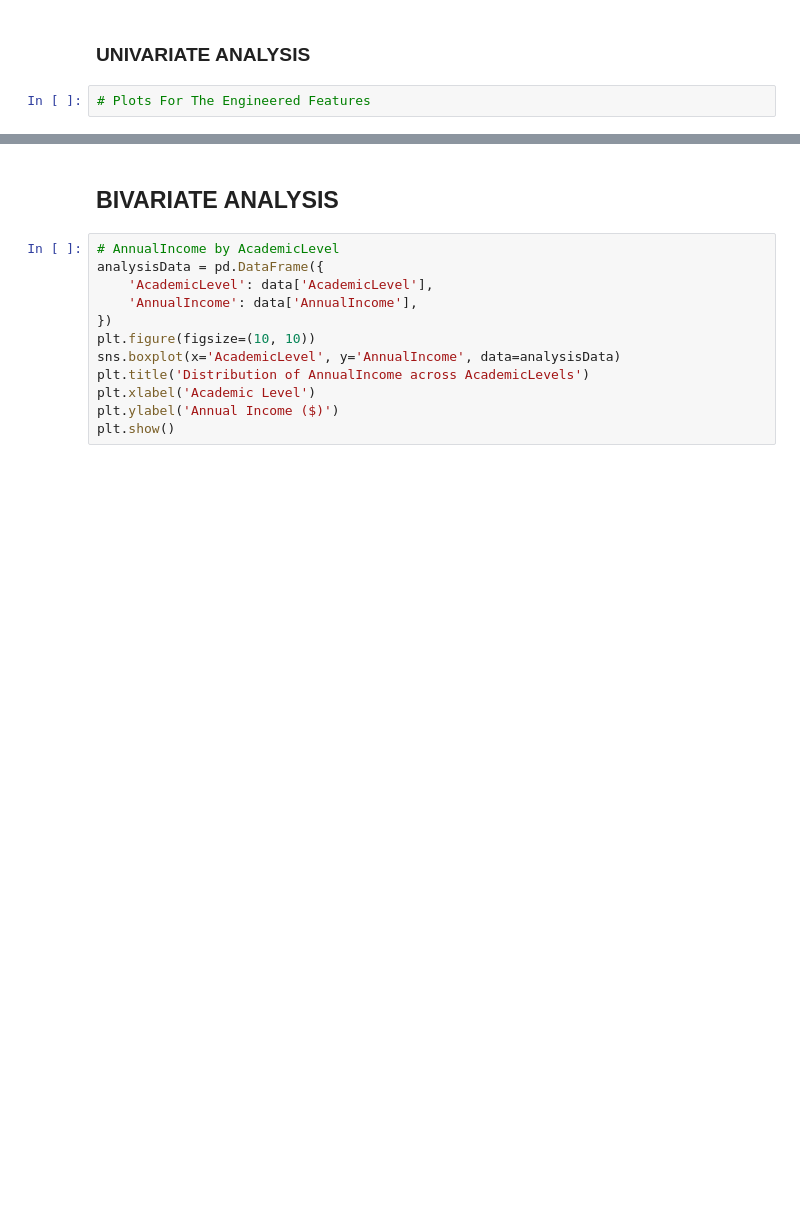
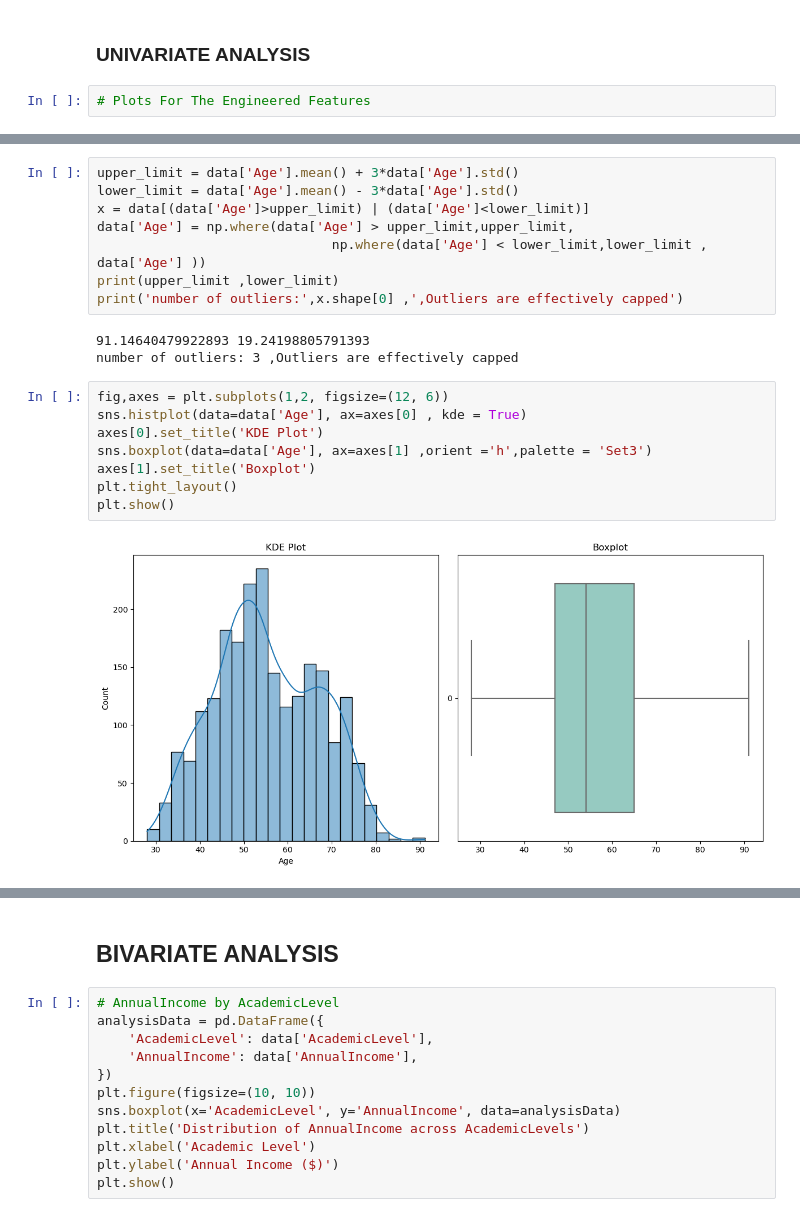
Before and after one commit to OPCODE-Open-Spring-Fest/hidden-consumer-patterns, a Jupyter notebook: notebook.ipynb, the cells around one changed output, grey strips where cells are left out. Drawn from its saved outputs; the diff is of its cells as text; blank space fills up the shorter version.

```diff
--- a/notebook.ipynb
+++ b/notebook.ipynb
@@ -334,0 +351,21 @@ data.head()
+# %%
+upper_limit = data['Age'].mean() + 3*data['Age'].std()
+lower_limit = data['Age'].mean() - 3*data['Age'].std()
+x = data[(data['Age']>upper_limit) | (data['Age']<lower_limit)]
+data['Age'] = np.where(data['Age'] > upper_limit,upper_limit,
+                              np.where(data['Age'] < lower_limit,lower_limit , data['Age'] ))
+print(upper_limit ,lower_limit)
+print('number of outliers:',x.shape[0] ,',Outliers are effectively capped')
+# %% [output]
+91.14640479922893 19.24198805791393
+number of outliers: 3 ,Outliers are effectively capped
+# %%
+fig,axes = plt.subplots(1,2, figsize=(12, 6))
+sns.histplot(data=data['Age'], ax=axes[0] , kde = True)
+axes[0].set_title('KDE Plot')
+sns.boxplot(data=data['Age'], ax=axes[1] ,orient ='h',palette = 'Set3')
+axes[1].set_title('Boxplot')
+plt.tight_layout()
+plt.show()
+# %% [output]
+[figure, added]
```
Also changed, not shown: parts of 24 cells of this notebook.
